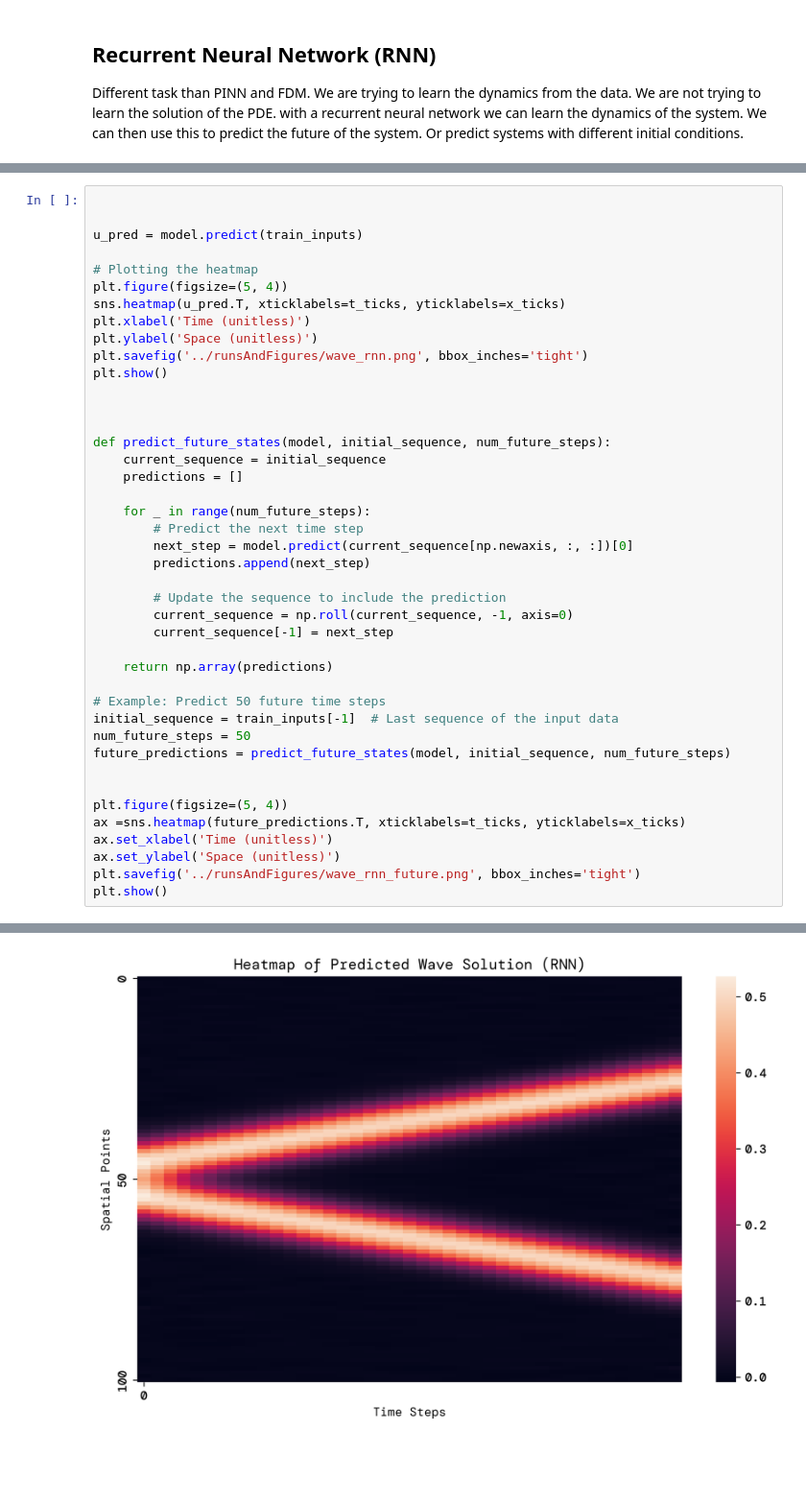
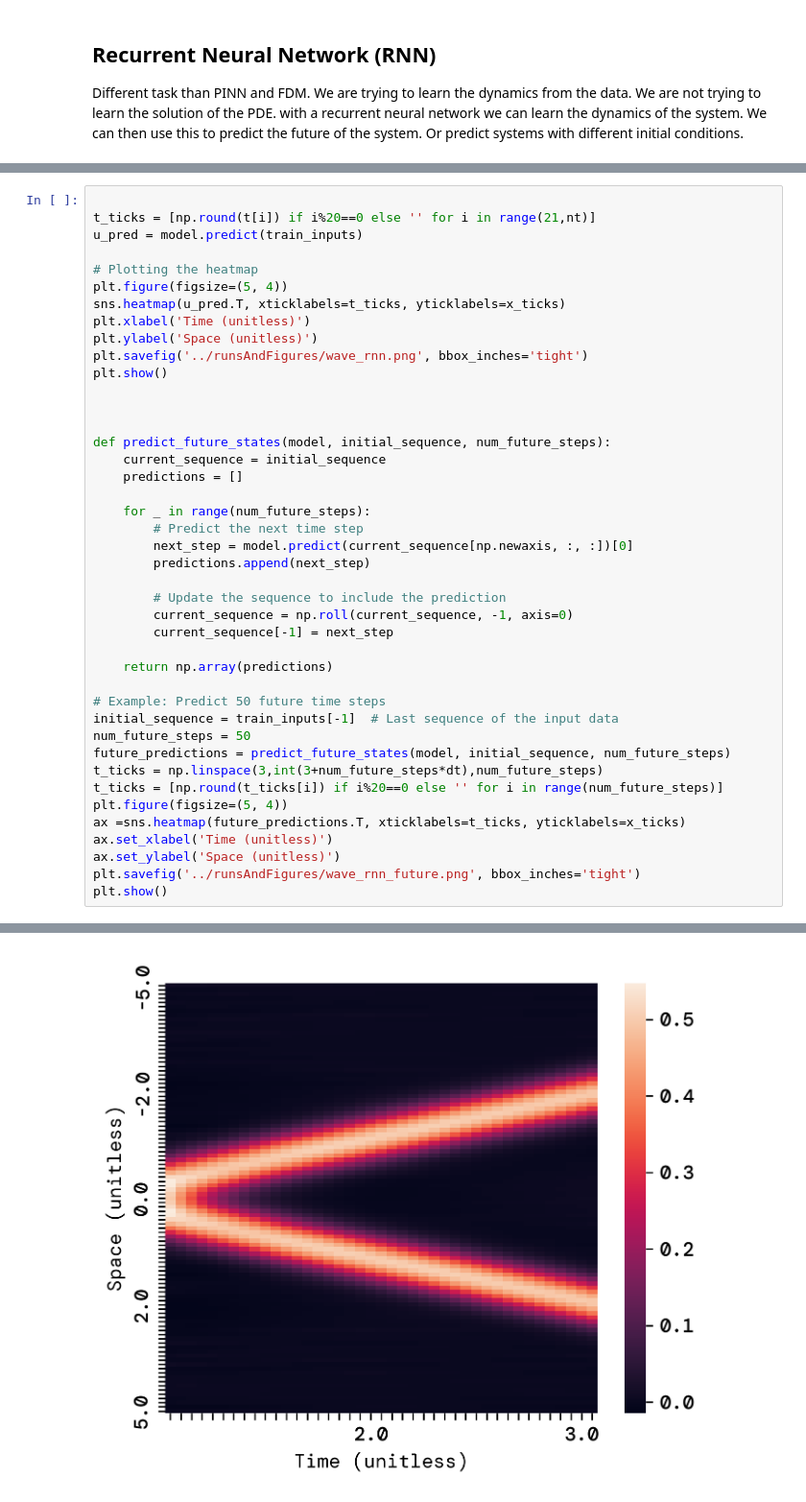
Before and after one commit to bragewiseth/MachineLearningProjects, a Jupyter notebook: project3/src/waveequation.ipynb, the cells around one changed output, grey strips where cells are left out. Shown at 96% size. Saved outputs shown, nothing was run; the diff lists cells and outputs as text; blank space fills up the shorter version.

```diff
--- a/project3/src/waveequation.ipynb
+++ b/project3/src/waveequation.ipynb
@@ -578,7 +578,7 @@ Epoch 500/500
 <keras.callbacks.History at 0x...>
 # %%
 
-
+t_ticks = [np.round(t[i]) if i%20==0 else '' for i in range(21,nt)]
 u_pred = model.predict(train_inputs)
 
 # Plotting the heatmap
@@ -610,8 +610,8 @@ def predict_future_states(model, initial_sequence, num_future_steps):
 initial_sequence = train_inputs[-1]  # Last sequence of the input data
 num_future_steps = 50
 future_predictions = predict_future_states(model, initial_sequence, num_future_steps)
-
-
+t_ticks = np.linspace(3,int(3+num_future_steps*dt),num_future_steps)
+t_ticks = [np.round(t_ticks[i]) if i%20==0 else '' for i in range(num_future_steps)]
 plt.figure(figsize=(5, 4))
 ax =sns.heatmap(future_predictions.T, xticklabels=t_ticks, yticklabels=x_ticks)
 ax.set_xlabel('Time (unitless)')
@@ -623 +623 @@ plt.show()
-[figure, old version]
+[figure, new version]
```
Also changed, not shown: parts of 4 cells of this notebook, 4 other files.
